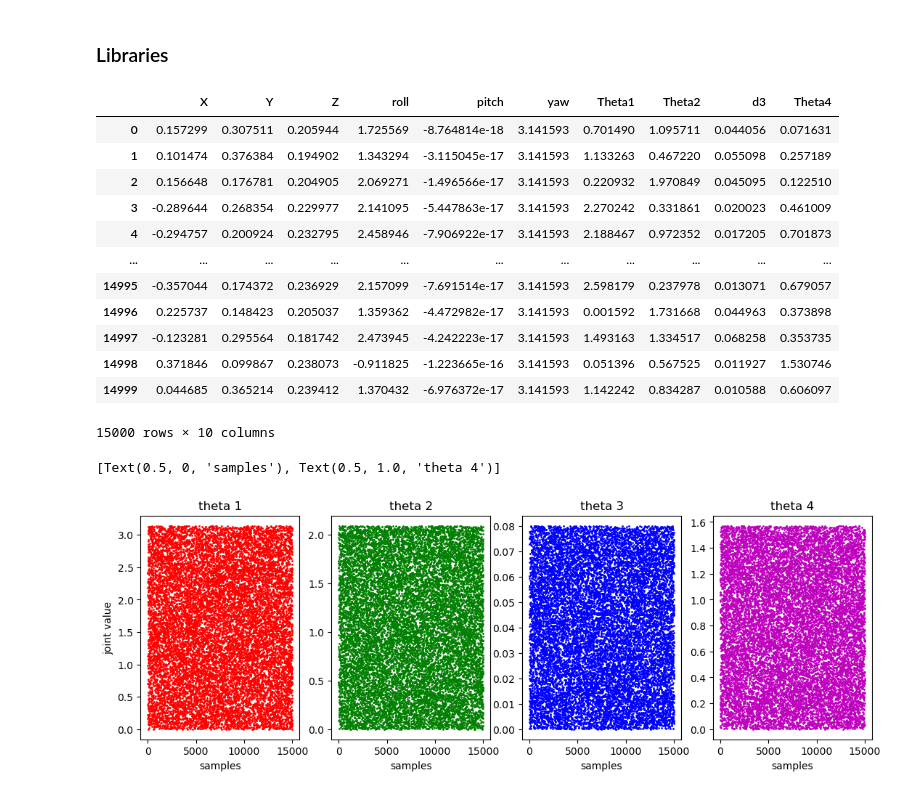
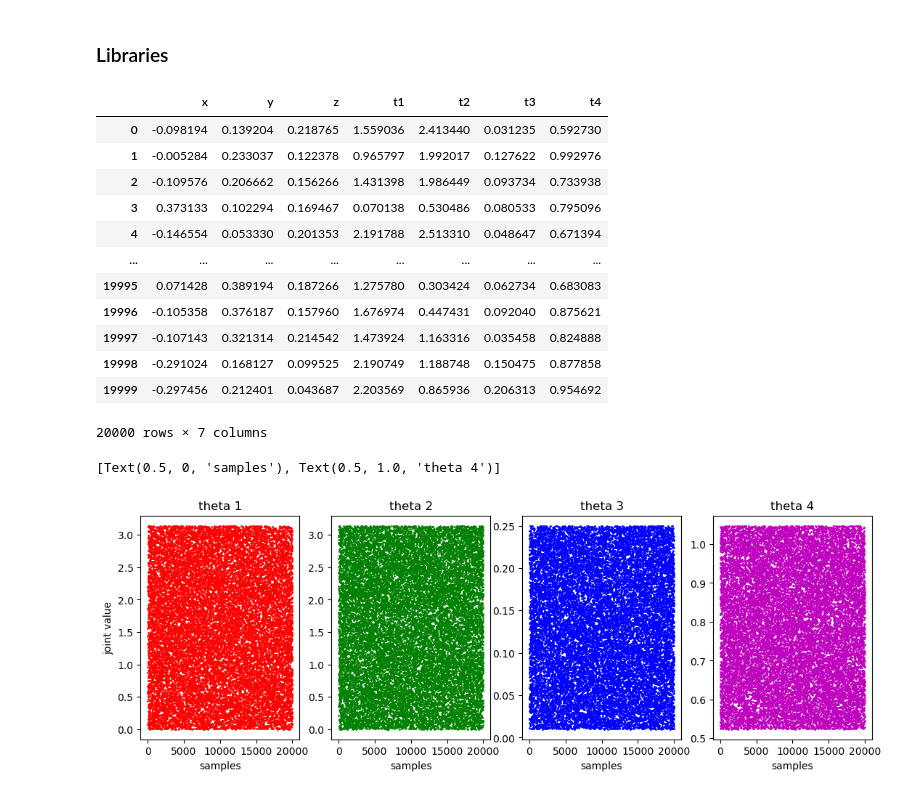
Before and after one commit to jacketdembys/wcci24, a Jupyter notebook: ea-based-nn-ik-solver/ea-nn-ik-solver-pytorch-4DoF.ipynb, the cells around one changed output. Saved outputs shown, nothing was run; the diff lists cells and outputs as text; code cells hidden in the pictures.

```diff
--- a/ea-based-nn-ik-solver/ea-nn-ik-solver-pytorch-4DoF.ipynb
+++ b/ea-based-nn-ik-solver/ea-nn-ik-solver-pytorch-4DoF.ipynb
@@ -43,40 +43,51 @@ if robot_choice == "4DoF-2RPR":
     n_DoF = 4
     input_dim = 3
     output_dim = 4
-data = pd.read_csv('data_'+robot_choice+'.csv')
+data = pd.read_csv('data_'+robot_choice+'_2.csv')
 data
 # %% [output]
-|  | X | Y | Z | roll | pitch | yaw | Theta1 | Theta2 | d3 | Theta4 |
-| 0 | 0.157299 | 0.307511 | 0.205944 | 1.725569 | -8.764814e-18 | 3.141593 | 0.701490 | 1.095711 | 0.044056 | 0.071631 |
-| 1 | 0.101474 | 0.376384 | 0.194902 | 1.343294 | -3.115045e-17 | 3.141593 | 1.133263 | 0.467220 | 0.055098 | 0.257189 |
-| 2 | 0.156648 | 0.176781 | 0.204905 | 2.069271 | -1.496566e-17 | 3.141593 | 0.220932 | 1.970849 | 0.045095 | 0.122510 |
-| 3 | -0.289644 | 0.268354 | 0.229977 | 2.141095 | -5.447863e-17 | 3.141593 | 2.270242 | 0.331861 | 0.020023 | 0.461009 |
-| 4 | -0.294757 | 0.200924 | 0.232795 | 2.458946 | -7.906922e-17 | 3.141593 | 2.188467 | 0.972352 | 0.017205 | 0.701873 |
-| ... | ... | ... | ... | ... | ... | ... | ... | ... | ... | ... |
-| 14995 | -0.357044 | 0.174372 | 0.236929 | 2.157099 | -7.691514e-17 | 3.141593 | 2.598179 | 0.237978 | 0.013071 | 0.679057 |
-| 14996 | 0.225737 | 0.148423 | 0.205037 | 1.359362 | -4.472982e-17 | 3.141593 | 0.001592 | 1.731668 | 0.044963 | 0.373898 |
-| 14997 | -0.123281 | 0.295564 | 0.181742 | 2.473945 | -4.242223e-17 | 3.141593 | 1.493163 | 1.334517 | 0.068258 | 0.353735 |
-| 14998 | 0.371846 | 0.099867 | 0.238073 | -0.911825 | -1.223665e-16 | 3.141593 | 0.051396 | 0.567525 | 0.011927 | 1.530746 |
-| 14999 | 0.044685 | 0.365214 | 0.239412 | 1.370432 | -6.976372e-17 | 3.141593 | 1.142242 | 0.834287 | 0.010588 | 0.606097 |
+|  | x | y | z | t1 | t2 | t3 | t4 |
+| 0 | -0.098194 | 0.139204 | 0.218765 | 1.559036 | 2.413440 | 0.031235 | 0.592730 |
+| 1 | -0.005284 | 0.233037 | 0.122378 | 0.965797 | 1.992017 | 0.127622 | 0.992976 |
+| 2 | -0.109576 | 0.206662 | 0.156266 | 1.431398 | 1.986449 | 0.093734 | 0.733938 |
+| 3 | 0.373133 | 0.102294 | 0.169467 | 0.070138 | 0.530486 | 0.080533 | 0.795096 |
+| 4 | -0.146554 | 0.053330 | 0.201353 | 2.191788 | 2.513310 | 0.048647 | 0.671394 |
+| ... | ... | ... | ... | ... | ... | ... | ... |
+| 19995 | 0.071428 | 0.389194 | 0.187266 | 1.275780 | 0.303424 | 0.062734 | 0.683083 |
+| 19996 | -0.105358 | 0.376187 | 0.157960 | 1.676974 | 0.447431 | 0.092040 | 0.875621 |
+| 19997 | -0.107143 | 0.321314 | 0.214542 | 1.473924 | 1.163316 | 0.035458 | 0.824888 |
+| 19998 | -0.291024 | 0.168127 | 0.099525 | 2.190749 | 1.188748 | 0.150475 | 0.877858 |
+| 19999 | -0.297456 | 0.212401 | 0.043687 | 2.203569 | 0.865936 | 0.206313 | 0.954692 |
-15000 rows × 10 columns
+20000 rows × 7 columns
 # %%
 # visualize joints
 data_a = np.array(data)
 n_samples = data_a.shape[0]
 values = np.linspace(1,n_samples,n_samples)
-
+"""
 fig, axs = plt.subplots(1,4, figsize=(13, 4)) #, sharex=True, sharey=True)
 axs[0].scatter(values, data_a[:,6],s=1, marker='o', c='r')
 axs[0].set(xlabel='samples', ylabel='joint value', title='theta 1')
 axs[1].scatter(values, data_a[:,7],s=1, marker='o', c='g')
 axs[1].set(xlabel='samples', title='theta 2')
 axs[2].scatter(values, data_a[:,8],s=1, marker='o', c='b')
 axs[2].set(xlabel='samples', title='theta 3')
 axs[3].scatter(values, data_a[:,9],s=1, marker='o', c='m')
 axs[3].set(xlabel='samples', title='theta 4')
+"""
+
+fig, axs = plt.subplots(1,4, figsize=(13, 4)) #, sharex=True, sharey=True)
+axs[0].scatter(values, data_a[:,3],s=1, marker='o', c='r')
+axs[0].set(xlabel='samples', ylabel='joint value', title='theta 1')
+axs[1].scatter(values, data_a[:,4],s=1, marker='o', c='g')
+axs[1].set(xlabel='samples', title='theta 2')
+axs[2].scatter(values, data_a[:,5],s=1, marker='o', c='b')
+axs[2].set(xlabel='samples', title='theta 3')
+axs[3].scatter(values, data_a[:,6],s=1, marker='o', c='m')
+axs[3].set(xlabel='samples', title='theta 4')
 # %% [output]
 [Text(0.5, 0, 'samples'), Text(0.5, 1.0, 'theta 4')]
-[figure, old version]
+[figure, new version]
 # %%
 fig = plt.figure(figsize=(10, 10))
 ax = plt.axes(projection='3d')
```
Also changed, not shown: parts of 8 cells of this notebook, 4 other files.
